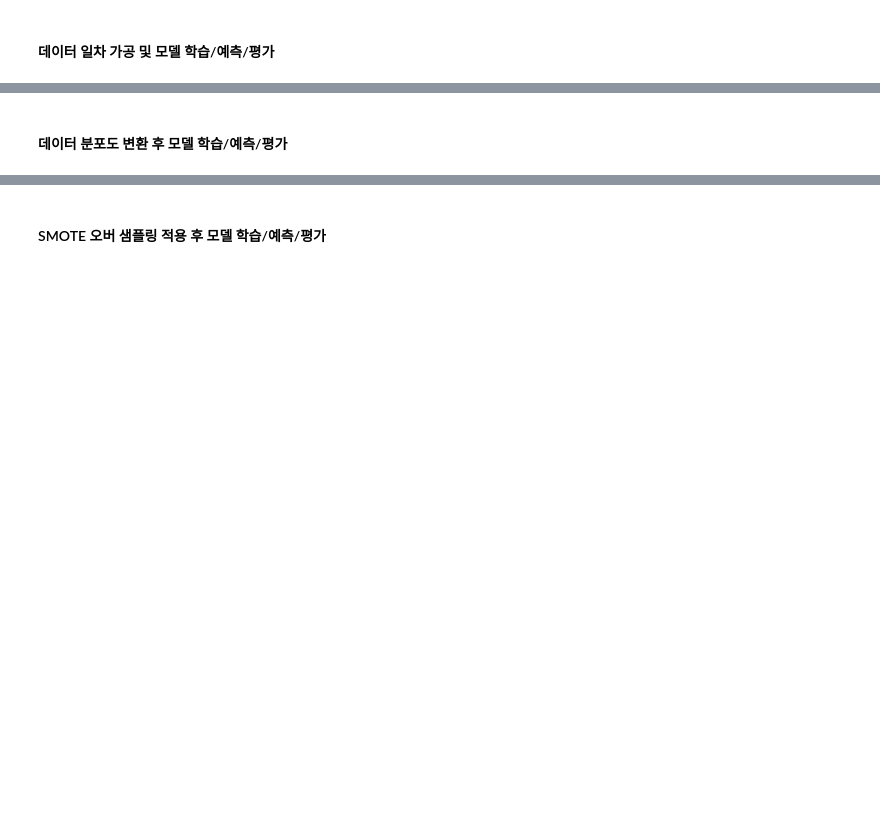
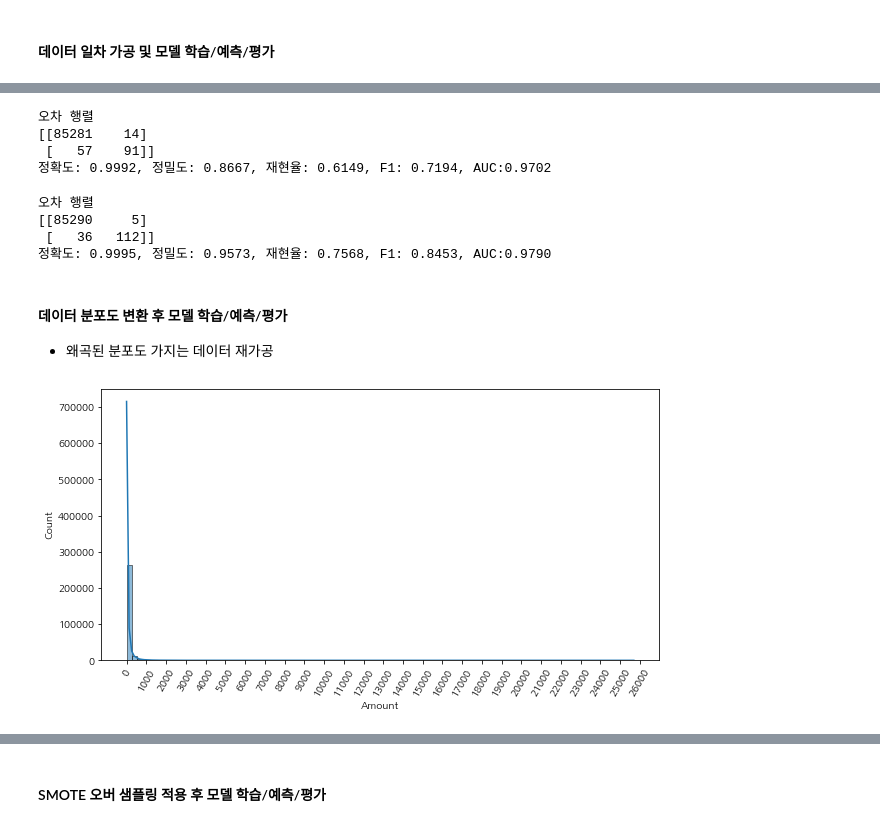
Before and after one commit to alsrud2298/Data-Analysis-Study, a Jupyter notebook: 파이썬 머신러닝 완벽가이드/04-7_LightGBM~04-11_Stacking.ipynb, the cells around one changed output, grey strips where cells are left out. Drawn from its saved outputs; the diff is of its cells as text; code cells hidden in the pictures; blank space fills up the shorter version.

```diff
--- a/파이썬 머신러닝 완벽가이드/04-7_LightGBM~04-11_Stacking.ipynb
+++ b/파이썬 머신러닝 완벽가이드/04-7_LightGBM~04-11_Stacking.ipynb
@@ -780,11 +832,18 @@ def get_clf_eval(y_test, pred=None, pred_proba=None):
 # %%
+# 모델 생성/학습/평가
 from sklearn.linear_model import LogisticRegression
 
-lr_clf = LogisticRegression()
+lr_clf = LogisticRegression(max_iter=1000)
 lr_clf.fit(X_train, y_train)
 lr_pred = lr_clf.predict(X_test)
-lr_pred_proba = lr_clf.predict_proba(X_test)[:, 1]
+lr_pred_proba = lr_clf.predict_proba(X_test)[:,1]
 
-# 3장에서 사용한 get_clf_eval() 함수를 이용하여 평가 수행.
 get_clf_eval(y_test, lr_pred, lr_pred_proba)
+# 테스트 데이터로 측정 시 재현율 0.6149
+# 실제 Positive를 Negative로 잘못 판단하면 영향이 큰 데이터이므로 재현율이 더 중요한 지표임
+# %% [output]
+오차 행렬
+[[85281    14]
+ [   57    91]]
+정확도: 0.9992, 정밀도: 0.8667, 재현율: 0.6149, F1: 0.7194, AUC:0.9702
 # %%
@@ -796,15 +855,31 @@ def get_model_train_eval(model, ftr_train=None, ftr_test=None, tgt_train=None, t
     get_clf_eval(tgt_test, pred, pred_proba)
 # %%
+# 극도로 불균형한 레이블 값 분포도를 가지므로 LGBM 분류기 객체 생성시 boost_from_average=False로 파라미터 설정해야함
+# True로 설정 시 재현율 및 ROC_AUC 성능 크게 저하
 from lightgbm import LGBMClassifier
 
 lgbm_clf = LGBMClassifier(n_estimators=1000, num_leaves=64, n_jobs=-1, boost_from_average=False)
-get_model_train_eval(lgbm_clf, ftr_train=X_train, ftr_test=X_test, tgt_train=y_train, tgt_test=y_test)
+get_model_train_eval(lgbm_clf, X_train, X_test, y_train, y_test)
+# 재현율 0.7568, AUC 0.979로 로지스틱 회귀보다 높은 수치를 나타냄
+# %% [output]
+오차 행렬
+[[85290     5]
+ [   36   112]]
+정확도: 0.9995, 정밀도: 0.9573, 재현율: 0.7568, F1: 0.8453, AUC:0.9790
 # %% [markdown]
 #### 데이터 분포도 변환 후 모델 학습/예측/평가
+- 왜곡된 분포도 가지는 데이터 재가공
 # %%
+# 중요 피처 값의 분포도 살펴보기
+# 대부분의 선형 모델은 중요 피처들의 값이 정규 분포 형태를 유지하는 것을 선호함
+# Amount 피처는 신용카드 사용 금액으로 중요한 속성일 가능성이 높음
 import seaborn as sns
 
-plt.figure(figsize=(8, 4))
-plt.xticks(range(0, 30000, 1000), rotation=60)
+plt.figure(figsize=(10,5))
+plt.xticks(range(0,30000,1000), rotation=60)
 sns.histplot(card_df['Amount'], bins=100, kde=True)
 plt.show()
+# 1000불 이하인 데이터가 대부분이며 26000불까지 드물지만 많은 금액을 사용한 경우가 발생하면서
+# 꼬리가 긴 형태의 분포 곡선을 가짐
+# %% [output]
+[figure, added]
```
Also changed, not shown: parts of 43 cells of this notebook.
